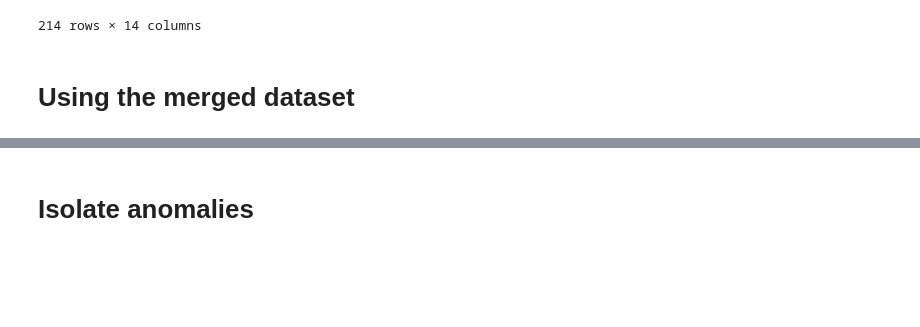
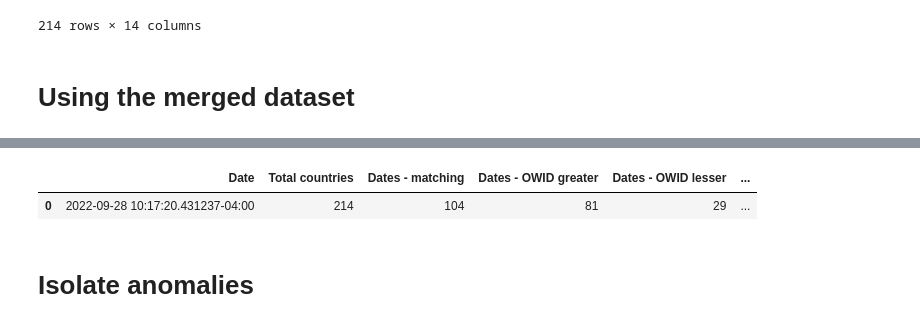
Before and after one commit to pandemic-tracking/global-vaccine, a Jupyter notebook: OWID_WHO_vaccine_administration_comparison.ipynb, the cells around one changed output, grey strips where cells are left out. Drawn from its saved outputs; the diff is of its cells as text; code cells hidden in the pictures; blank space fills up the shorter version.

```diff
--- a/OWID_WHO_vaccine_administration_comparison.ipynb
+++ b/OWID_WHO_vaccine_administration_comparison.ipynb
@@ -74,39 +74,88 @@ Diff = WHO - owid
 # %% [markdown]
 # Using the merged dataset
 # %%
-print('\ntotal')
+def print_bold(input):
+	print('\033[1m{:10s}\033[0m'.format(input))
+
+
+print_bold('\nTotal countries')
 print(len( merged_data))
 
-print('\n Dates')
-print('matching ' , len( merged_data.loc[merged_data['owid_date'] == merged_data['WHO_DATE']]))
-print('owid greater ' , len(merged_data.loc[merged_data['owid_date'] > merged_data['WHO_DATE']]))
-print('owid lesser ' , len(merged_data.loc[merged_data['owid_date'] < merged_data['WHO_DATE']]))
+print_bold('\nDates')
+dates_matching = len( merged_data.loc[merged_data['owid_date'] == merged_data['WHO_DATE']])
+dates_owid_greater = len(merged_data.loc[merged_data['owid_date'] > merged_data['WHO_DATE']])
+dates_owid_lesser = len(merged_data.loc[merged_data['owid_date'] < merged_data['WHO_DATE']])
+print('Matching dates:' , dates_matching, 'countries')
+print('owid greater ' , dates_owid_greater)
+print('owid lesser ' , dates_owid_lesser)
 
-print('\nTotal Vaccinations')
-col_list= ['owid_total_vaccinations', 'WHO_TOTAL_VACCINATIONS']
+
 matching_total_vaccinations_df = merged_data.loc[merged_data['owid_total_vaccinations'] == merged_data['WHO_TOTAL_VACCINATIONS']]
-print('matching ' , len( matching_total_vaccinations_df.index))
-print('WHO total doses: %s' % "{:,}".format(int(matching_total_vaccinations_df['WHO_TOTAL_VACCINATIONS'].sum(axis=0))))
-print('OWID total doses: %s' % "{:,}".format(int(matching_total_vaccinations_df['owid_total_vaccinations'].sum(axis=0))))
+totalvax_matching = len( matching_total_vaccinations_df.index)
+total_matching_vax_who = int(matching_total_vaccinations_df['WHO_TOTAL_VACCINATIONS'].sum(axis=0))
+total_matching_vax_owid = int(matching_total_vaccinations_df['owid_total_vaccinations'].sum(axis=0))
+print_bold('\nMatching total vaccinations: ' + str(totalvax_matching) + ' countries')
+print('WHO total doses: %s' % "{:,}".format(total_matching_vax_who))
+print('OWID total doses: %s' % "{:,}".format(total_matching_vax_owid))
 
 # owid greater
 
 owid_greater_total_vaccinations_df = merged_data.loc[merged_data['owid_total_vaccinations'] > merged_data['WHO_TOTAL_VACCINATIONS']]
-print('\nowid greater ' , len(owid_greater_total_vaccinations_df))
-print('WHO total doses: %s' % "{:,}".format(int(owid_greater_total_vaccinations_df['WHO_TOTAL_VACCINATIONS'].sum(axis=0))))
-print('OWID total doses: %s' % "{:,}".format(int(owid_greater_total_vaccinations_df['owid_total_vaccinations'].sum(axis=0))))
-print('DIFF: %s' % "{:,}".format(int(owid_greater_total_vaccinations_df['owid_total_vaccinations'].sum(axis=0))-int(owid_greater_total_vaccinations_df['WHO_TOTAL_VACCINATIONS'].sum(axis=0))))
+owid_greater_count = len(owid_greater_total_vaccinations_df)
+owid_greater_who_totalvax = int(owid_greater_total_vaccinations_df['WHO_TOTAL_VACCINATIONS'].sum(axis=0))
+owid_greater_owid_totalvax = int(owid_greater_total_vaccinations_df['owid_total_vaccinations'].sum(axis=0))
+
+print_bold('\nOWID greater total doses: ' + str(owid_greater_count) +  ' countries')
+print('WHO total doses: %s' % "{:,}".format(owid_greater_who_totalvax))
+print('OWID total doses: %s' % "{:,}".format(owid_greater_owid_totalvax))
+print('DIFF: %s' % "{:,}".format(owid_greater_owid_totalvax-owid_greater_who_totalvax))
+
+# owid lesser
+owid_lesser_total_vaccinations_df = merged_data.loc[merged_data['owid_total_vaccinations'] < merged_data['WHO_TOTAL_VACCINATIONS']]
+owid_lesser_count = len(owid_lesser_total_vaccinations_df)
+owid_lesser_who_totalvax = int(owid_lesser_total_vaccinations_df['WHO_TOTAL_VACCINATIONS'].sum(axis=0))
+owid_lesser_owid_totalvax = int(owid_lesser_total_vaccinations_df['owid_total_vaccinations'].sum(axis=0))
+
+print_bold('\nOWID lesser total doses: '  +  str(owid_lesser_count) +  ' countries')
+print('WHO total doses: %s' % "{:,}".format(owid_lesser_who_totalvax))
+print('OWID total doses: %s' % "{:,}".format(owid_lesser_owid_totalvax))
+print('DIFF: %s' % "{:,}".format(owid_lesser_who_totalvax-owid_lesser_owid_totalvax))
 
 
-owid_lesser_total_vaccinations_df = merged_data.loc[merged_data['owid_total_vaccinations'] < merged_data['WHO_TOTAL_VACCINATIONS']]
-print('\nowid lesser ' , len(owid_lesser_total_vaccinations_df))
-print('WHO total doses: %s' % "{:,}".format(int(owid_lesser_total_vaccinations_df['WHO_TOTAL_VACCINATIONS'].sum(axis=0))))
-print('OWID total doses: %s' % "{:,}".format(int(owid_lesser_total_vaccinations_df['owid_total_vaccinations'].sum(axis=0))))
-print('DIFF: %s' % "{:,}".format(int(owid_lesser_total_vaccinations_df['WHO_TOTAL_VACCINATIONS'].sum(axis=0))-int(owid_lesser_total_vaccinations_df['owid_total_vaccinations'].sum(axis=0))))
+print_bold('\nTotal Doses')
+totalvax_who = int(merged_data['WHO_TOTAL_VACCINATIONS'].sum(axis=0))
+total_vax_owid= int(merged_data['owid_total_vaccinations'].sum(axis=0))
+total_vax_diff = totalvax_who-total_vax_owid
+print('WHO total doses: %s' % "{:,}".format(totalvax_who))
+print('OWID total doses: %s' % "{:,}".format(total_vax_owid))
+print('Overall diff total doses (WHO-Owid): %s' % "{:,}".format(total_vax_diff))
 
-col_list= ['owid_total_vaccinations', 'WHO_TOTAL_VACCINATIONS']
-print('\n')
-print('WHO total doses: %s' % "{:,}".format(int(merged_data['WHO_TOTAL_VACCINATIONS'].sum(axis=0))))
-print('OWID total doses: %s' % "{:,}".format(int(merged_data['owid_total_vaccinations'].sum(axis=0))))
-print('Overall diff total doses (WHO-Owid): %s' % "{:,}".format(int(merged_data['WHO_TOTAL_VACCINATIONS'].sum(axis=0)-merged_data['owid_total_vaccinations'].sum(axis=0))))
+# dictionary of lists
+dict = {
+        'Date' : [pd.Timestamp.now(tz = 'US/Eastern')],
+        'Total countries':[len( merged_data)],
+        'Dates - matching': [dates_matching],
+        'Dates - OWID greater':[dates_owid_greater],
+        'Dates - OWID lesser':[dates_owid_lesser],
+        'Total Vax - matching': [totalvax_matching],
+        'Total Vax - matching- WHO total':[total_matching_vax_who],
+        'Total Vax - matching- OWID total':[total_matching_vax_owid],
+        'Total Vax - OWID greater - count':[owid_greater_count],
+        'Total Vax - OWID greater - WHO total':[owid_greater_who_totalvax],
+        'Total Vax - OWID greater - OWID total':[owid_greater_owid_totalvax],
+        'Total Vax - OWID greater - Diff':[owid_greater_owid_totalvax-owid_greater_who_totalvax],
+        'Total Vax - OWID lesser - count':[owid_lesser_count],
+        'Total Vax - OWID lesser - WHO total':[owid_lesser_who_totalvax],
+        'Total Vax - OWID lesser - OWID total':[owid_lesser_owid_totalvax],
+        'Total Vax - OWID lesser - Diff':[owid_lesser_who_totalvax-owid_lesser_owid_totalvax],
+        'Total Vax - WHO total':[totalvax_who],
+        'Total Vax - OWID total':[total_vax_owid],
+        'Total Vax - Diff':[total_vax_diff],
+
+        }
+
+
+df = pd.DataFrame(dict)
+
+df
 # %% [output]
@@ -130,3 +179,5 @@ Overall diff total doses (WHO-Owid): -23,770,765
+|  | Date | Total countries | Dates - matching | Dates - OWID greater | Dates - OWID lesser | ... |
+| 0 | 2022-09-28 10:17:20.431237-04:00 | 214 | 104 | 81 | 29 | ... |
 # %% [markdown]
 # Isolate anomalies
 # %%
```
Also changed, not shown: parts of 3 cells of this notebook.
